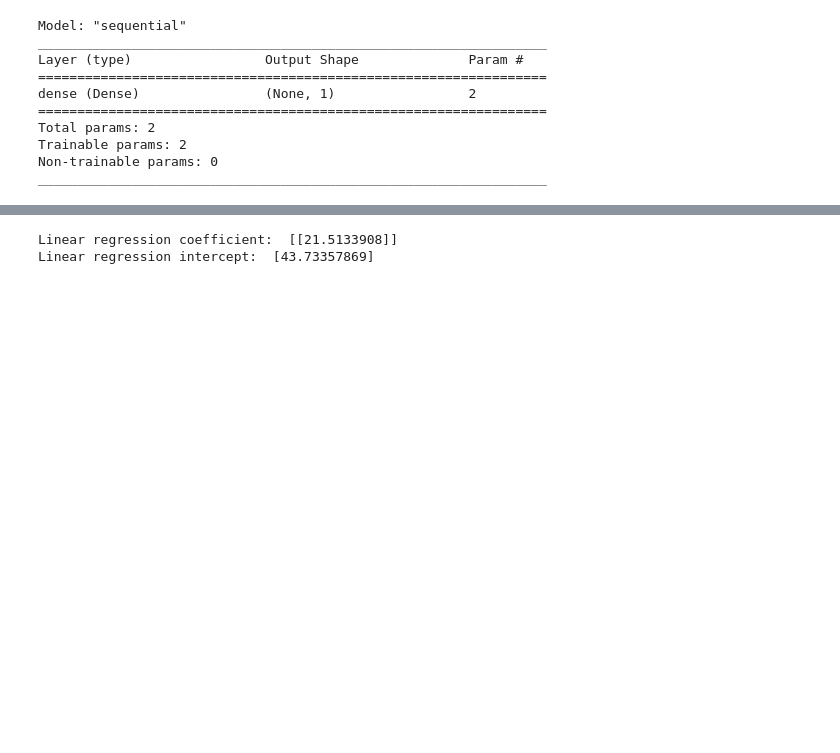
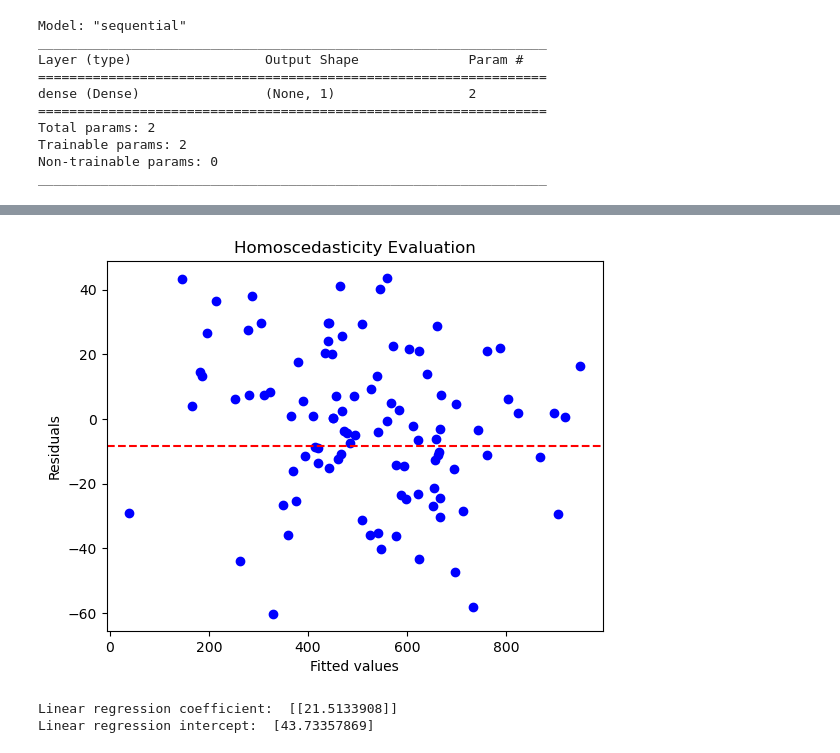
Before and after one commit to guilhermedom/perceptron-regression-ice-cream-per-temp, a Jupyter notebook: notebooks/1.0-gdfs-perceptron-regression-ice-cream-per-temp.ipynb, the cells around one changed output, grey strips where cells are left out. Drawn from its saved outputs; the diff is of its cells as text; code cells hidden in the pictures; blank space fills up the shorter version.

Commit message:
feat: add homoscedasticity evaluation plot

```diff
--- a/notebooks/1.0-gdfs-perceptron-regression-ice-cream-per-temp.ipynb
+++ b/notebooks/1.0-gdfs-perceptron-regression-ice-cream-per-temp.ipynb
@@ -171,3 +171,14 @@ plt.show()
+# %%
+midpoint = (np.max(X_test_residuals) + np.min(X_test_residuals)) / 2
+
+plt.title("Homoscedasticity Evaluation")
+plt.scatter(X_test_prediction, X_test_residuals, color='b')
+plt.axhline(midpoint, color='r', linestyle='--')
+plt.xlabel("Fitted values")
+plt.ylabel("Residuals")
+plt.show()
+# %% [output]
+[figure, added]
 # %%
 X_train_reshaped = X_train.to_numpy().reshape(-1, 1)
 y_train_reshaped = y_train.to_numpy().reshape(-1, 1)
```
Also changed, not shown: parts of 5 cells of this notebook.
